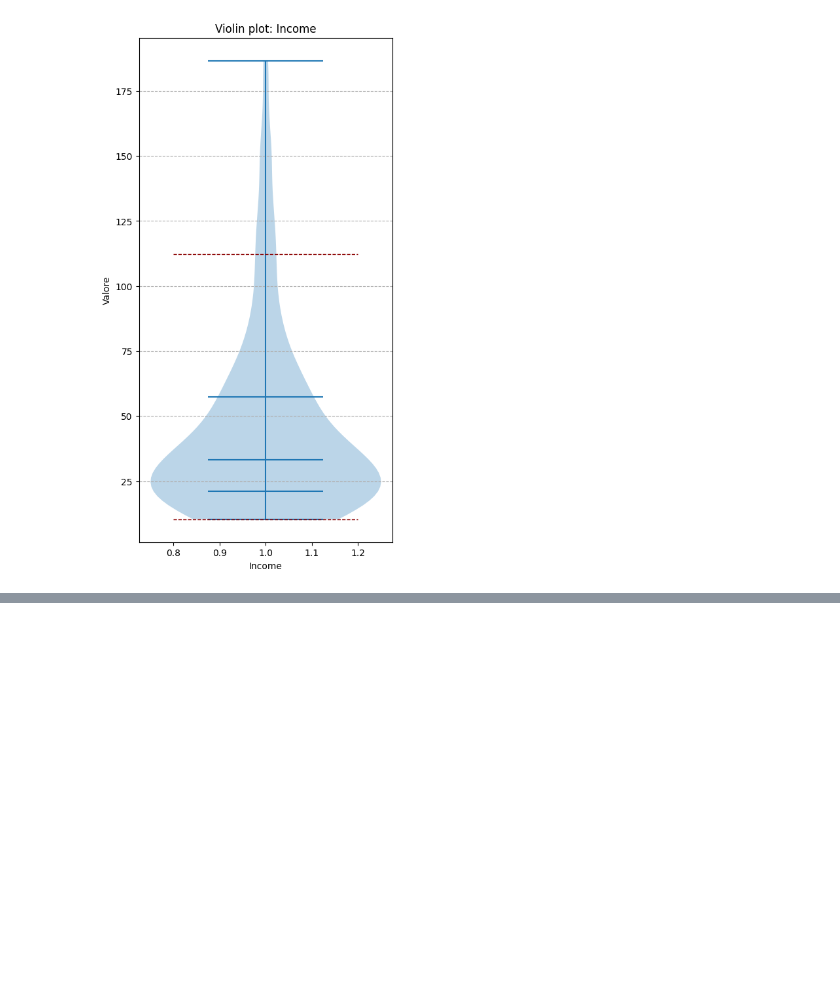
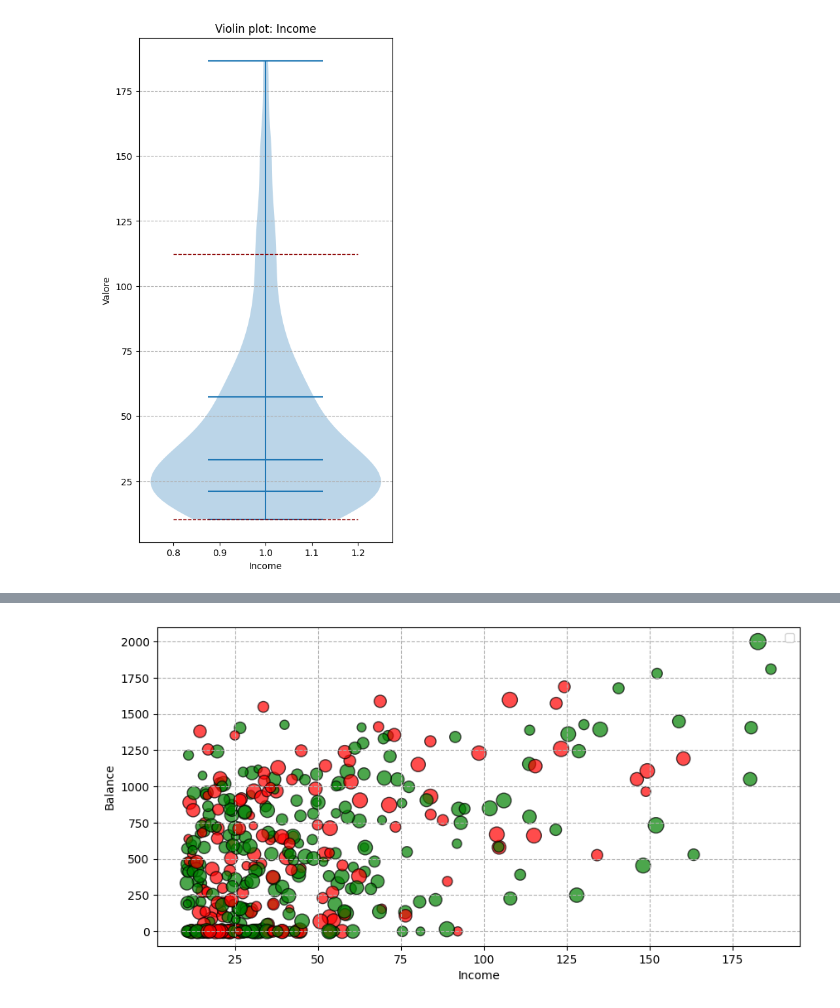
Before and after one commit to lorenzopanero/test, a Jupyter notebook: pandas_dio.ipynb, the cells around one changed output, grey strips where cells are left out. Saved outputs shown, nothing was run; the diff lists cells and outputs as text; code cells hidden in the pictures; blank space fills up the shorter version.

```diff
--- a/pandas_dio.ipynb
+++ b/pandas_dio.ipynb
@@ -607,0 +693,20 @@ plt.show()
+# %%
+plt.figure(figsize=(10,5))
+plt.scatter(
+    pippo["Income"],
+    pippo["Balance"],
+    marker="o",
+    c= pippo["Married"].map({"Yes": "green", "No": "red"}),
+    s= pippo["Age"]*2,
+    edgecolors="black",
+    alpha=0.7,
+
+)
+
+plt.xlabel("Income")
+plt.ylabel("Balance")
+plt.grid(linestyle="--")
+plt.legend()
+plt.show()
+# %% [output]
+[figure, added]
```
Also changed, not shown: parts of 22 cells of this notebook, 1 other file.
